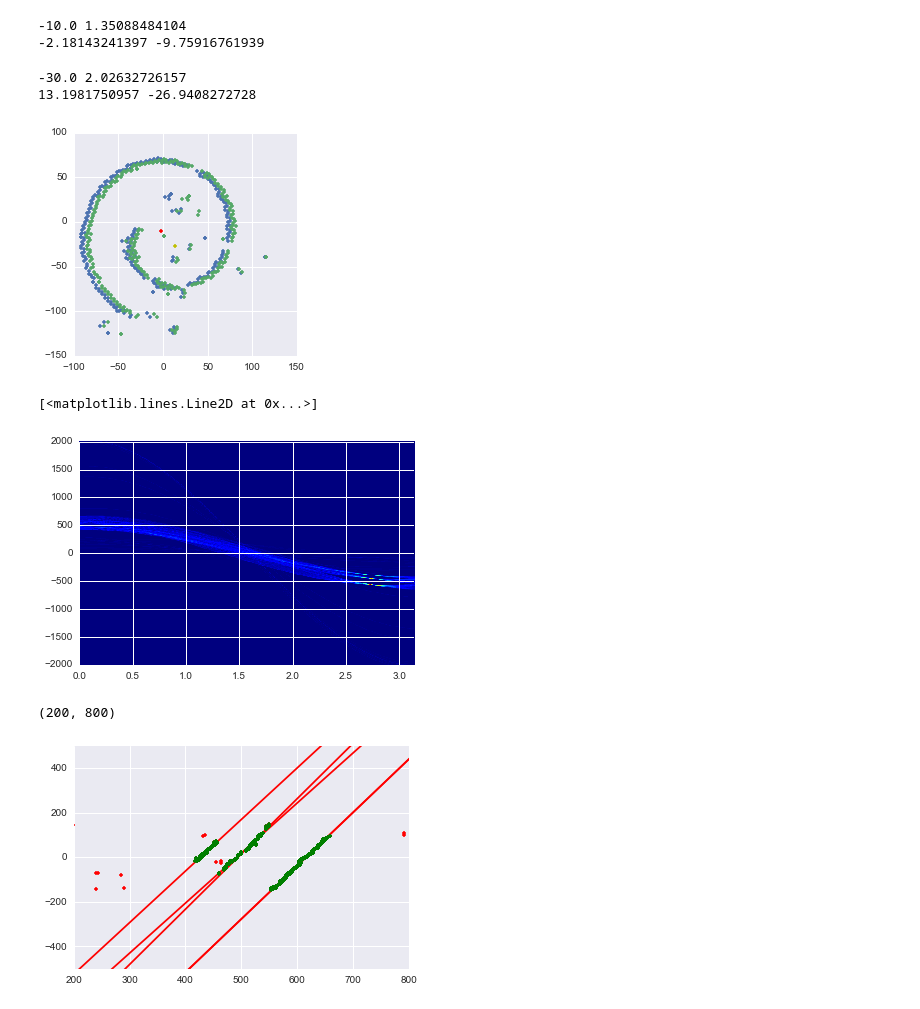
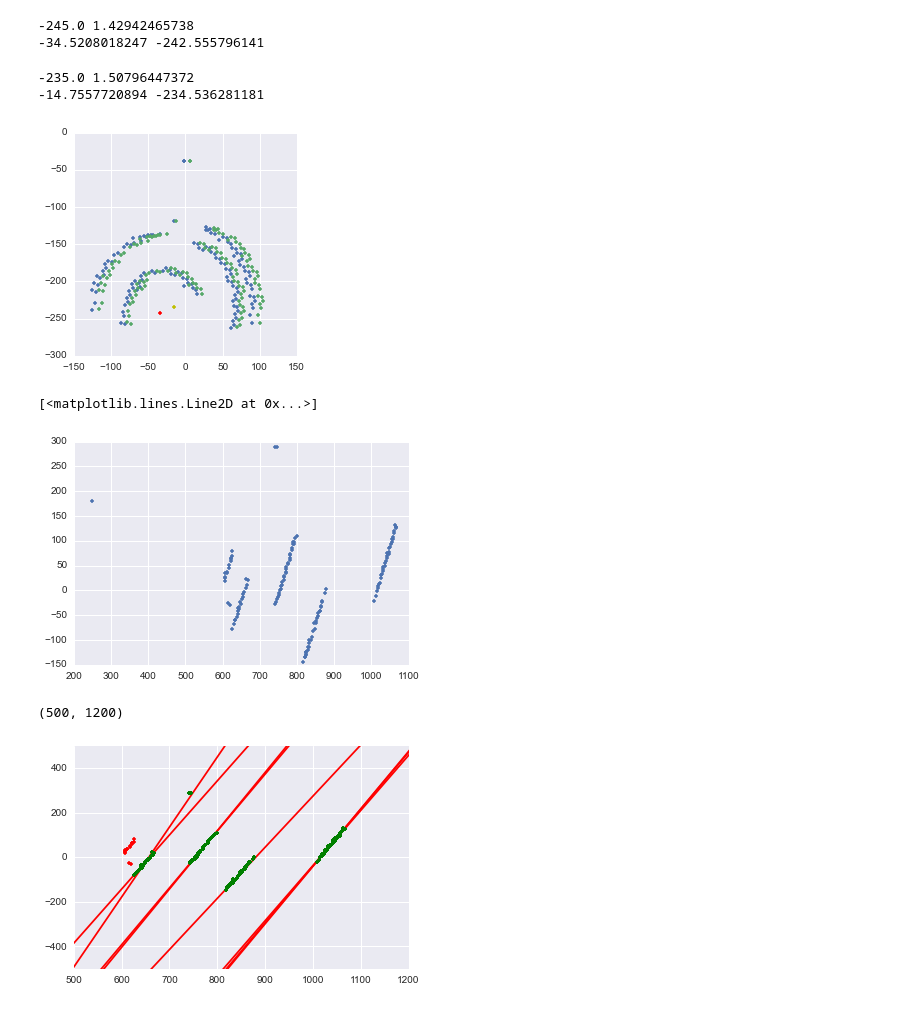
Before and after one commit to mpkuchera/Hough, a Jupyter notebook: Hough_transform.ipynb, the cells around one changed output. Saved outputs shown, nothing was run; the diff lists cells and outputs as text; code cells hidden in the pictures.

```diff
--- a/Hough_transform.ipynb
+++ b/Hough_transform.ipynb
@@ -68,8 +68,8 @@ def hough_line(xy):
     Hrad = Hrad[1:]
 
     #countsRad, xedgesRad, yedgesRad, ImageRad = plt.hist2d(Hrad[:,0], Hrad[:,1], nbins,range=[[0,math.pi],[-500,500]],cmap=plt.cm.jet)
-    countsRad, xedgesRad, yedgesRad, ImageRad = plt.hist2d(Hrad[:,0], Hrad[:,1], nbins,range=[[0,math.pi],[-2000,2000]],cmap=plt.cm.jet)
-    #countsRad, xedgesRad, yedgesRad = np.histogram2d(Hrad[:,0], Hrad[:,1], nbins,range=[[0,math.pi],[-1000,1000]])
+    #countsRad, xedgesRad, yedgesRad, ImageRad = plt.hist2d(Hrad[:,0], Hrad[:,1], nbins,range=[[0,math.pi],[-2000,2000]],cmap=plt.cm.jet)
+    countsRad, xedgesRad, yedgesRad = np.histogram2d(Hrad[:,0], Hrad[:,1], nbins,range=[[0,math.pi],[-2000,2000]])
     iRad,jRad = np.unravel_index(countsRad.argmax(), countsRad.shape)
 
     tRad = iRad*math.pi/nbins
@@ -209,10 +214,10 @@ group = file[group_name]
 # %%
 #i = 0
 # %%
-#ev = '128'
-#i = 29
-#i += 1
-i = 63
+#i = '108'
+#i = 108
+i += 1
+#i = 63
 print(i)
 ev = str(i)
 event = group[ev]
@@ -256,8 +258,8 @@ ax.scatter(uvw[:,0],uvw[:,1],uvw[:,2])
 a,b = hough_circle(xyz);
 print(a,b)
 # %% [output]
--10.0 1.35088484104
--2.18143241397 -9.75916761939
+-245.0 1.42942465738
+-34.5208018247 -242.555796141
 # %%
 #uncal_center = [uncal_center,0]
 #uncal_center = np.array([[a,b,200],[0,0,0]])
@@ -275,29 +277,29 @@ plt.plot(xyz[:,0],xyz[:,1],'.',a,b,'r.')
 plt.plot(uvw[:,0],uvw[:,1],'.',aa,bb,'y.')
 plt.axes().set_aspect(1)
 # %% [output]
--30.0 2.02632726157
-13.1981750957 -26.9408272728
+-235.0 1.50796447372
+-14.7557720894 -234.536281181
-[figure, old version]
+[figure, new version]
 # %%
 rad_z = [0,0]
-th_z= [0,0]
+th_z = [0,0]
 for xy in uvw:
     r_xy = np.sqrt((xy[0]-aa)**2+(xy[1]-bb)**2)
     rad_z = np.vstack((rad_z,[xy[2],r_xy]))
     th_xy = np.arctan((xy[1]-bb)/(xy[0]-aa))
     #print(th_xy)
     th_z = np.vstack((th_z,[xy[2],th_xy]))
 
 rad_z = rad_z[1:]
 th_z = th_z[1:]
 #plt.plot(rad_z[:,0],rad_z[:,1],'.')
-rad_z = rad_z[1:]
-th_z = th_z[1:]
+#rad_z = rad_z[1:]
+#th_z = th_z[1:]
 r_th = th_z
 r_th[:,1] = r_th[:,1]*rad_z[:,1]
 
 r,t, counts = hough_line(r_th)
 plt.plot(r_th[:,0],r_th[:,1],'.')
 # %% [output]
 [<matplotlib.lines.Line2D at 0x...>]
-[figure, old version]
+[figure, new version]
@@ -316,12 +324,13 @@ plt.plot(r_th[:,0],r_th[:,1],'.')
 # %%
 
 #%matplotlib inline
-sig_i, rRad, tRad = find_good_points(counts, th_z)
+sig_i, rRad, tRad, r_s = find_good_points(counts, th_z)
 plt.ylim(-500,500)
-plt.xlim(200,800)
+plt.xlim(500,1200)
+#print(sig_i)
 #plt.gca().set_aspect(.1)
-#plt.ylim(-500,500)
+#plt.xlim(200,1000)
 # %% [output]
-(200, 800)
+(500, 1200)
-[figure, old version]
+[figure, new version]
 # %%
```
Also changed, not shown: parts of 13 cells of this notebook.
